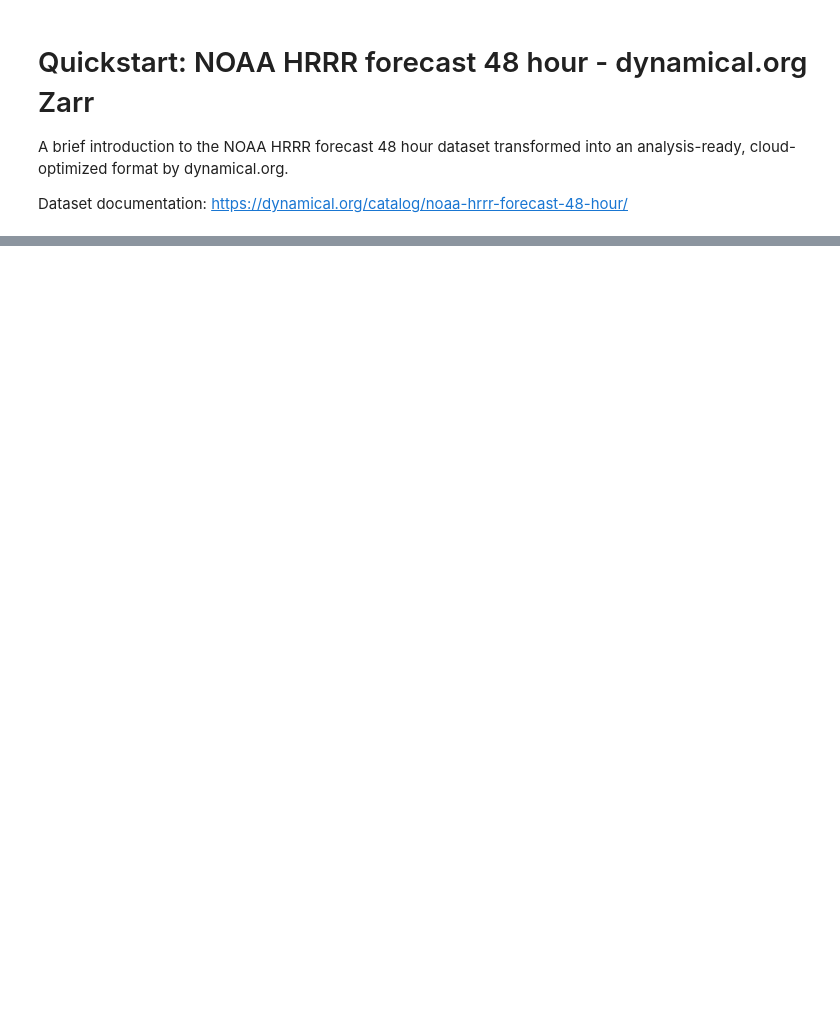
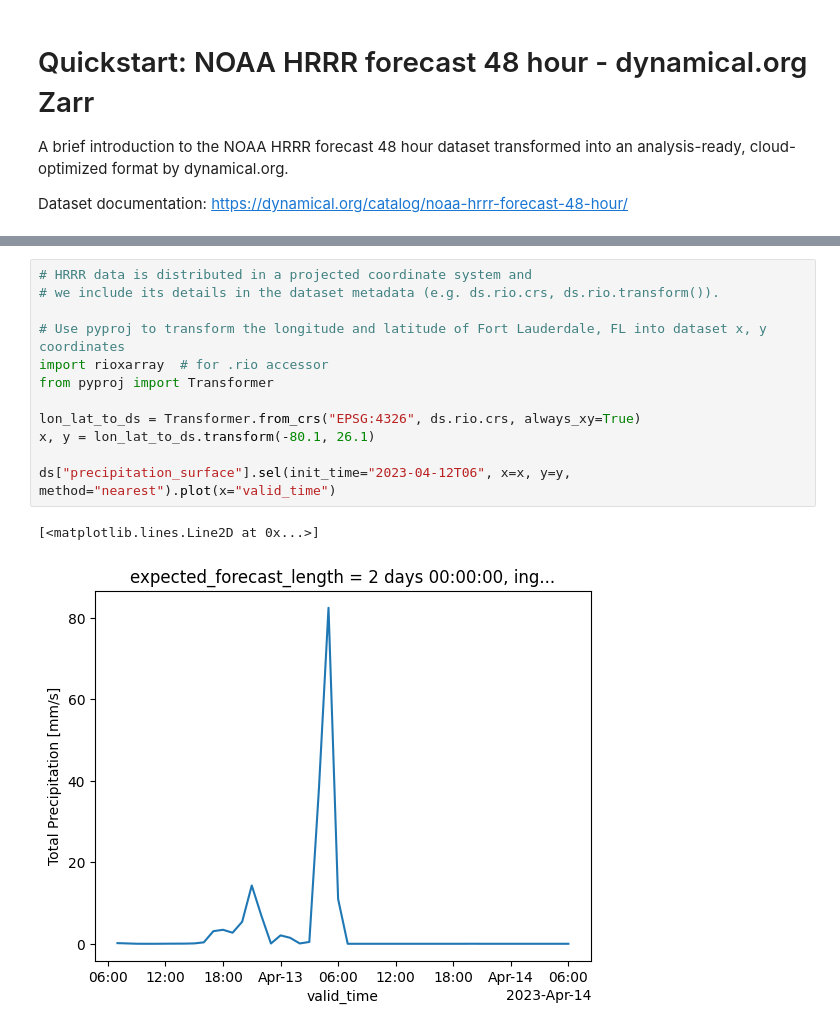
Before and after one commit to dynamical-org/notebooks, a Jupyter notebook: noaa-hrrr-forecast-48-hour.ipynb, the cells around one changed output, grey strips where cells are left out. Cells and saved outputs as stored; diff of their text form; blank space fills up the shorter version.

```diff
--- a/noaa-hrrr-forecast-48-hour.ipynb
+++ b/noaa-hrrr-forecast-48-hour.ipynb
@@ -64,0 +50,15 @@ anim.save(f"hrrr_{var}_{init_time:%Y-%m-%dT%H}_{"_".join([str(b) for b in bounds
+# %%
+# HRRR data is distributed in a projected coordinate system and
+# we include its details in the dataset metadata (e.g. ds.rio.crs, ds.rio.transform()).
+
+# Use pyproj to transform the longitude and latitude of Fort Lauderdale, FL into dataset x, y coordinates
+import rioxarray  # for .rio accessor
+from pyproj import Transformer
+
+lon_lat_to_ds = Transformer.from_crs("EPSG:4326", ds.rio.crs, always_xy=True)
+x, y = lon_lat_to_ds.transform(-80.1, 26.1)
+
+ds["precipitation_surface"].sel(init_time="2023-04-12T06", x=x, y=y, method="nearest").plot(x="valid_time")
+# %% [output]
+[<matplotlib.lines.Line2D at 0x...>]
+[figure, added]
```
Also changed, not shown: parts of 7 cells of this notebook.
